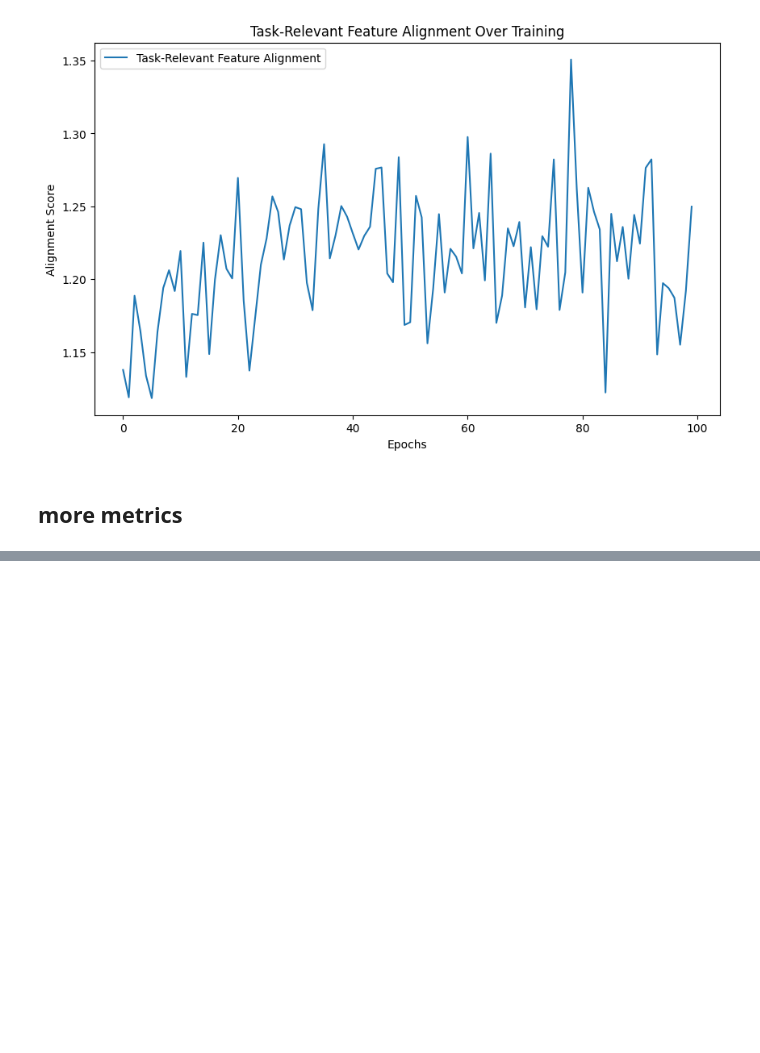
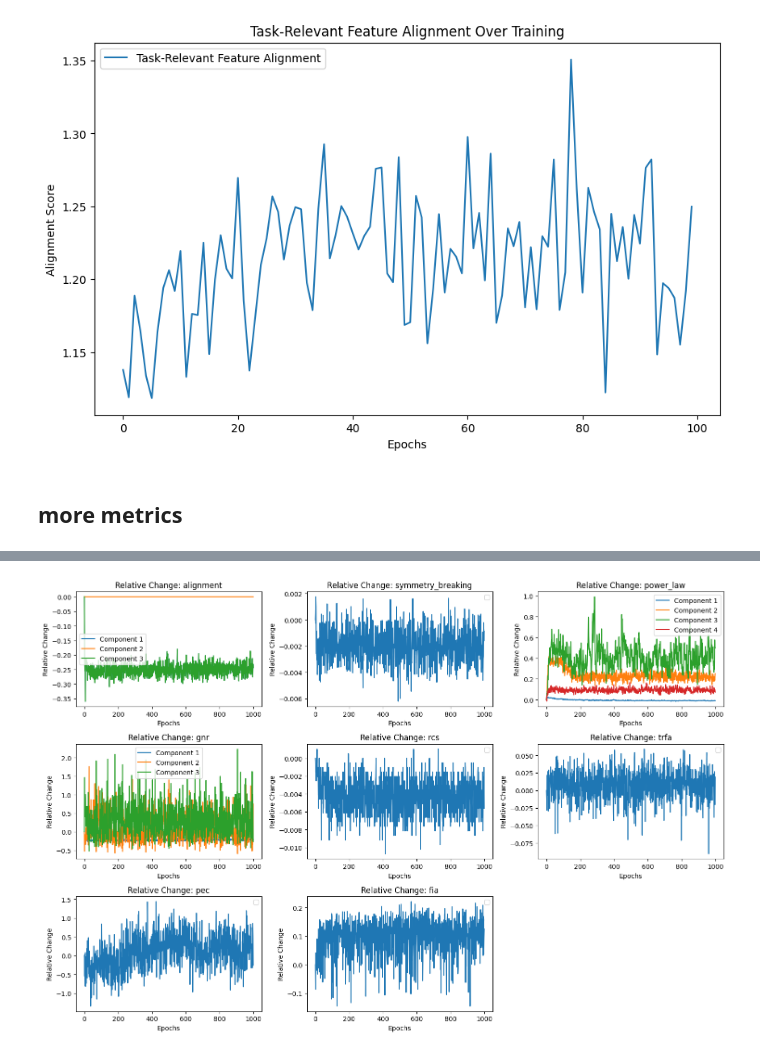
Before and after one commit to ayushb03/crh-and-representation-learning, a Jupyter notebook: ash/notebooks/ash.ipynb, the cells around one changed output, grey strips where cells are left out. Saved outputs shown, nothing was run; the diff lists cells and outputs as text; code cells hidden in the pictures; blank space fills up the shorter version.

Commit message:
add analysis metrics

```diff
--- a/ash/notebooks/ash.ipynb
+++ b/ash/notebooks/ash.ipynb
@@ -972,0 +1085,92 @@ Final values:
+# %%
+# Collect all metrics
+metrics = {
+    'alignment': alignment_history,
+    'symmetry_breaking': symmetry_breaking_history,
+    'power_law': power_law_history,
+    'gnr': gnr_history,
+    'rcs': rcs_history,
+    'trfa': trfa_history,
+    'pec': pec_history,
+    'fia': fia_history
+}
+
+# 1. Relative Change Analysis
+relative_changes = {k: relative_change(v) for k, v in metrics.items()}
+
+# Plot relative changes
+plt.figure(figsize=(15, 10))
+for i, (metric_name, changes) in enumerate(relative_changes.items(), 1):
+    plt.subplot(3, 3, i)
+    if isinstance(changes[0], np.ndarray):  # For tuple metrics
+        for j in range(len(changes[0])):
+            plt.plot([x[j] for x in changes], label=f'Component {j+1}')
+    else:
+        plt.plot(changes)
+    plt.title(f'Relative Change: {metric_name}')
+    plt.xlabel('Epochs')
+    plt.ylabel('Relative Change')
+    plt.legend()
+plt.tight_layout()
+plt.show()
+
+# 2. Momentum Analysis
+momentums = {k: momentum(v) for k, v in metrics.items()}
+
+# Plot momentum
+plt.figure(figsize=(15, 10))
+for i, (metric_name, mom) in enumerate(momentums.items(), 1):
+    plt.subplot(3, 3, i)
+    if isinstance(mom[0], np.ndarray):  # For tuple metrics
+        for j in range(len(mom[0])):
+            plt.plot([x[j] for x in mom], label=f'Component {j+1}')
+    else:
+        plt.plot(mom)
+    plt.title(f'Momentum: {metric_name}')
+    plt.xlabel('Epochs')
+    plt.ylabel('Momentum')
+    plt.legend()
+plt.tight_layout()
+plt.show()
+
+# # 3. Cross-Metric Correlations
+# correlation_matrix = cross_metric_correlation(list(metrics.values()))
+
+# # Plot correlation matrix
+# plt.figure(figsize=(10, 8))
+# plt.imshow(correlation_matrix, cmap='coolwarm', vmin=-1, vmax=1)
+# plt.colorbar()
+# plt.xticks(range(len(metrics)), labels=metrics.keys(), rotation=45)
+# plt.yticks(range(len(metrics)), labels=metrics.keys())
+# plt.title('Cross-Metric Correlations')
+# plt.show()
+
+# 4. Metric Stability Analysis
+stability_scores = {k: stability_score(v) for k, v in metrics.items()}
+
+# Print stability scores
+print("\nMetric Stability Scores:")
+for metric, score in stability_scores.items():
+    print(f"{metric}: {score:.4f}")
+
+# # 5. Phase Space Analysis
+# phase_space_data = phase_space_analysis(list(metrics.values()))
+
+# # Plot 2D phase space (example: alignment vs symmetry_breaking)
+# plt.figure(figsize=(10, 6))
+# plt.scatter(phase_space_data[:, 0], phase_space_data[:, 1], c=range(len(phase_space_data)), cmap='viridis')
+# plt.colorbar(label='Epoch')
+# plt.xlabel('Alignment')
+# plt.ylabel('Symmetry Breaking')
+# plt.title('Phase Space: Alignment vs Symmetry Breaking')
+# plt.show()
+
+# # 6. Metric Entropy Analysis
+# entropies = {k: metric_entropy(v) for k, v in metrics.items()}
+
+# # Print metric entropies
+# print("\nMetric Entropies:")
+# for metric, entropy in entropies.items():
+#     print(f"{metric}: {entropy:.4f}")
+# %% [output]
+[figure, added]
```
Also changed, not shown: parts of 4 cells of this notebook.
